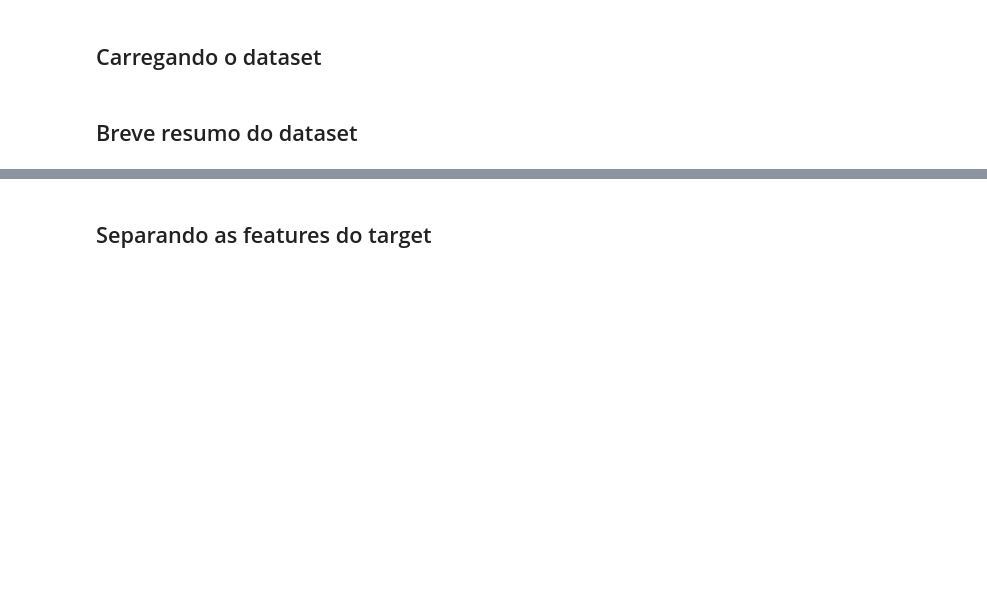
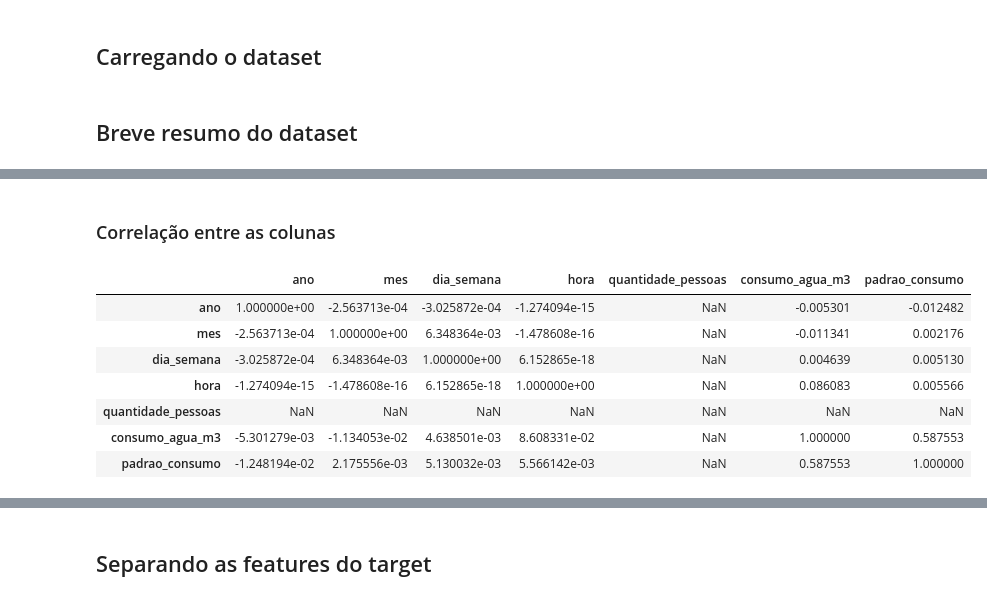
Before and after one commit to igorssant/treinamento-python-IA-CEPEDI, a Jupyter notebook: final-cepedi/cepedi_final.ipynb, the cells around one changed output, grey strips where cells are left out. Cells and saved outputs as stored; diff of their text form; code cells hidden in the pictures; blank space fills up the shorter version.

```diff
--- a/final-cepedi/cepedi_final.ipynb
+++ b/final-cepedi/cepedi_final.ipynb
@@ -27,0 +67,3 @@ df_dados_agua.info()
+# %%
+df_dados_agua["ano"] = df_dados_agua["ano"].astype("uint16")
+df_dados_agua["mes"] = df_dados_agua["mes"].astype("uint8")
@@ -27,0 +188,14 @@ df_dados_agua.info()
+# %% [markdown]
+### Correlação entre as colunas
+# %%
+df_correlacao = df_dados_agua.corr()
+df_correlacao
+# %% [output]
+|  | ano | mes | dia_semana | hora | quantidade_pessoas | consumo_agua_m3 | padrao_consumo |
+| ano | 1.000000e+00 | -2.563713e-04 | -3.025872e-04 | -1.274094e-15 | NaN | -0.005301 | -0.012482 |
+| mes | -2.563713e-04 | 1.000000e+00 | 6.348364e-03 | -1.478608e-16 | NaN | -0.011341 | 0.002176 |
+| dia_semana | -3.025872e-04 | 6.348364e-03 | 1.000000e+00 | 6.152865e-18 | NaN | 0.004639 | 0.005130 |
+| hora | -1.274094e-15 | -1.478608e-16 | 6.152865e-18 | 1.000000e+00 | NaN | 0.086083 | 0.005566 |
+| quantidade_pessoas | NaN | NaN | NaN | NaN | NaN | NaN | NaN |
+| consumo_agua_m3 | -5.301279e-03 | -1.134053e-02 | 4.638501e-03 | 8.608331e-02 | NaN | 1.000000 | 0.587553 |
+| padrao_consumo | -1.248194e-02 | 2.175556e-03 | 5.130032e-03 | 5.566142e-03 | NaN | 0.587553 | 1.000000 |
```
Also changed, not shown: parts of 31 cells of this notebook.
